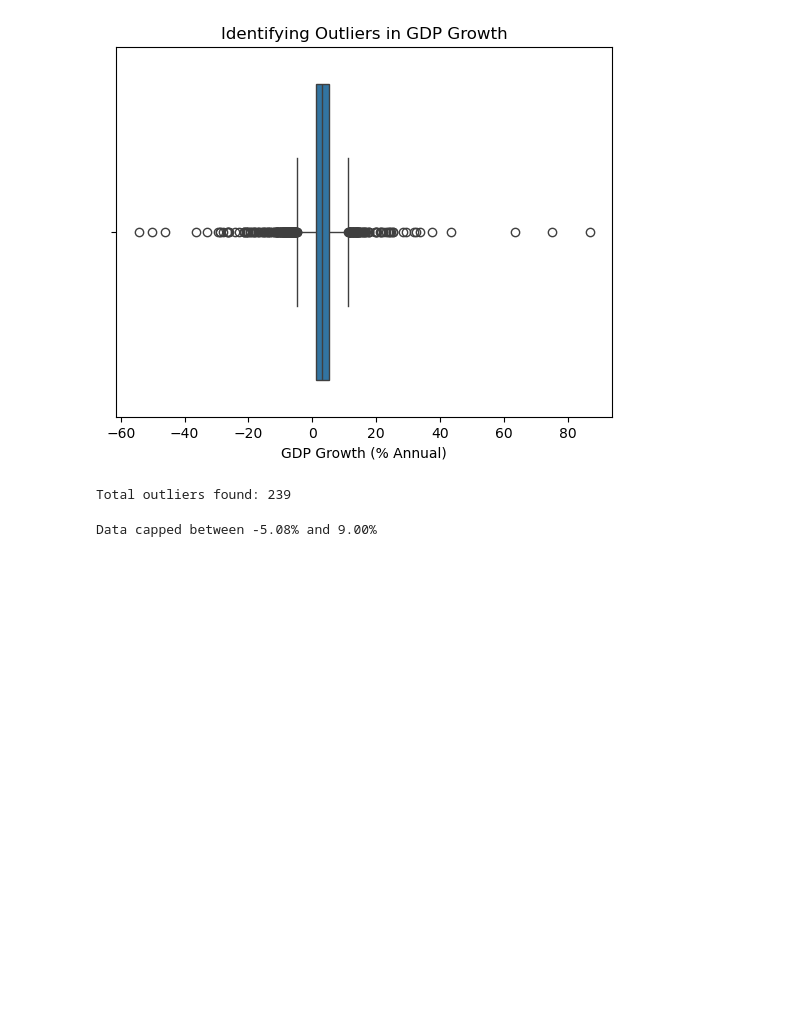
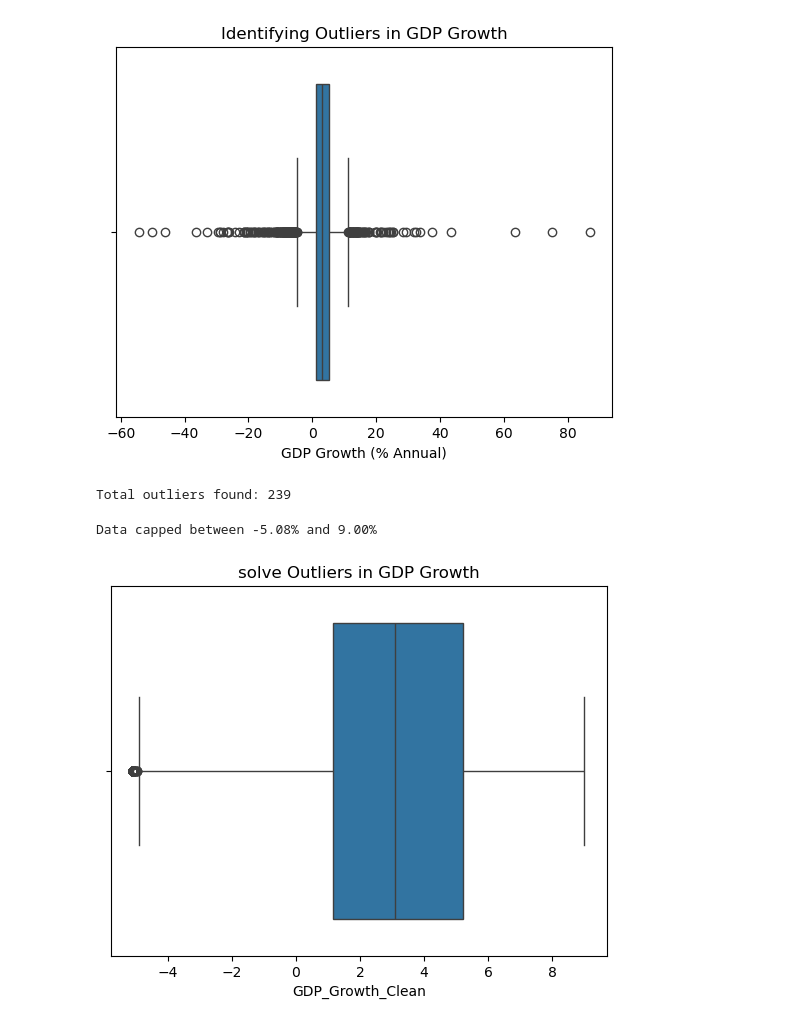
Before and after one commit to abelcholfavour/money_talks_with_Abba, a Jupyter notebook: world_bank.ipynb, the cells around one changed output. Drawn from its saved outputs; the diff is of its cells as text; code cells hidden in the pictures; blank space fills up the shorter version.

Commit message:
Data cleaning

```diff
--- a/world_bank.ipynb
+++ b/world_bank.ipynb
@@ -191,3 +192,13 @@ df['GDP_Growth_Clean'] = df['GDP Growth (% Annual)'].clip(lower=lower_limit, upp
 print(f"Data capped between {lower_limit:.2f}% and {upper_limit:.2f}%")
 # %% [output]
 Data capped between -5.08% and 9.00%
+# %%
+import seaborn as sns
+
+
+# Let's look at GDP Growth or Inflation
+sns.boxplot(x=df['GDP_Growth_Clean'])
+plt.title('solve Outliers in GDP Growth')
+plt.show()
+# %% [output]
+[figure, added]
```
Also changed, not shown: parts of 4 cells of this notebook.
